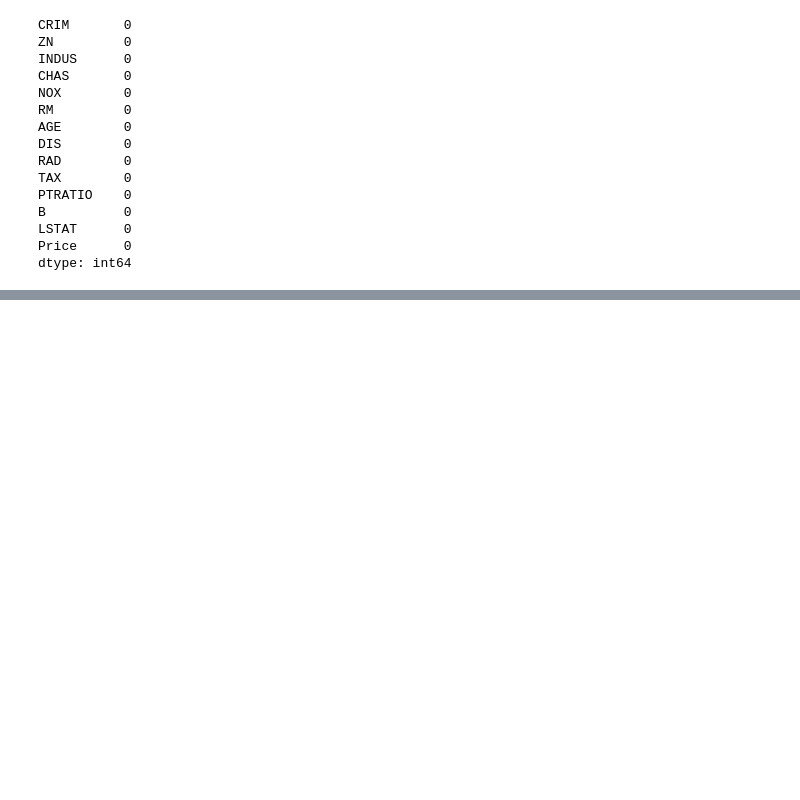
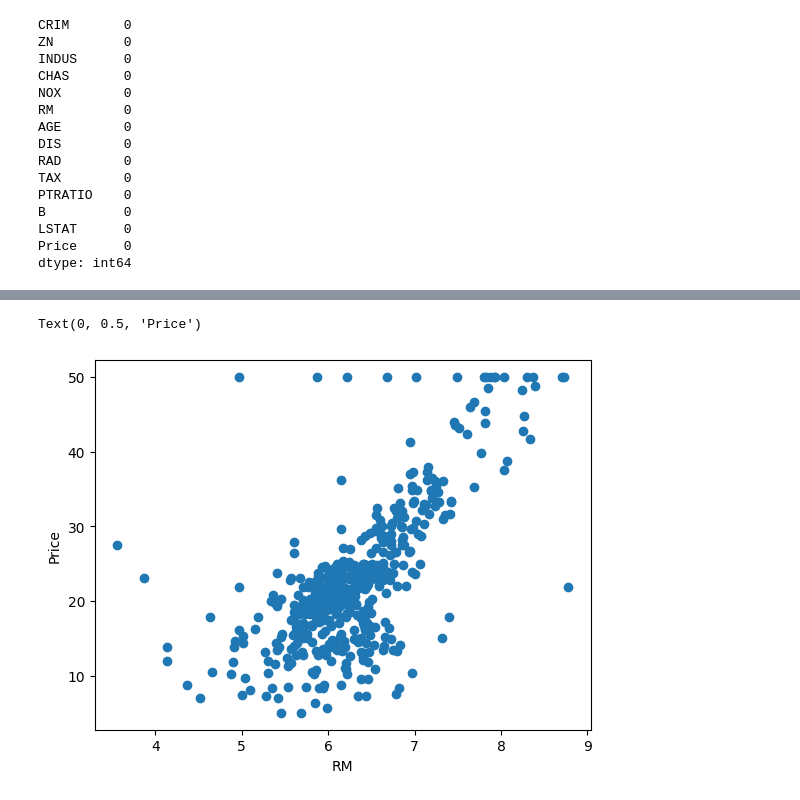
Before and after one commit to Rikiriat19/Projects, a Jupyter notebook: Boston_Housing/Boston_Housing_Price.ipynb, the cells around one changed output, grey strips where cells are left out. Drawn from its saved outputs; the diff is of its cells as text; code cells hidden in the pictures; blank space fills up the shorter version.

```diff
--- a/Boston_Housing/Boston_Housing_Price.ipynb
+++ b/Boston_Housing/Boston_Housing_Price.ipynb
@@ -181,0 +194,8 @@ sns.pairplot(bos_df)
+# %%
+# along with room
+plt.scatter(bos_df['RM'], bos_df['Price'])
+plt.xlabel("RM")
+plt.ylabel("Price")
+# %% [output]
+Text(0, 0.5, 'Price')
+[figure, added]
```
Also changed, not shown: parts of 39 cells of this notebook, 1 other file.
